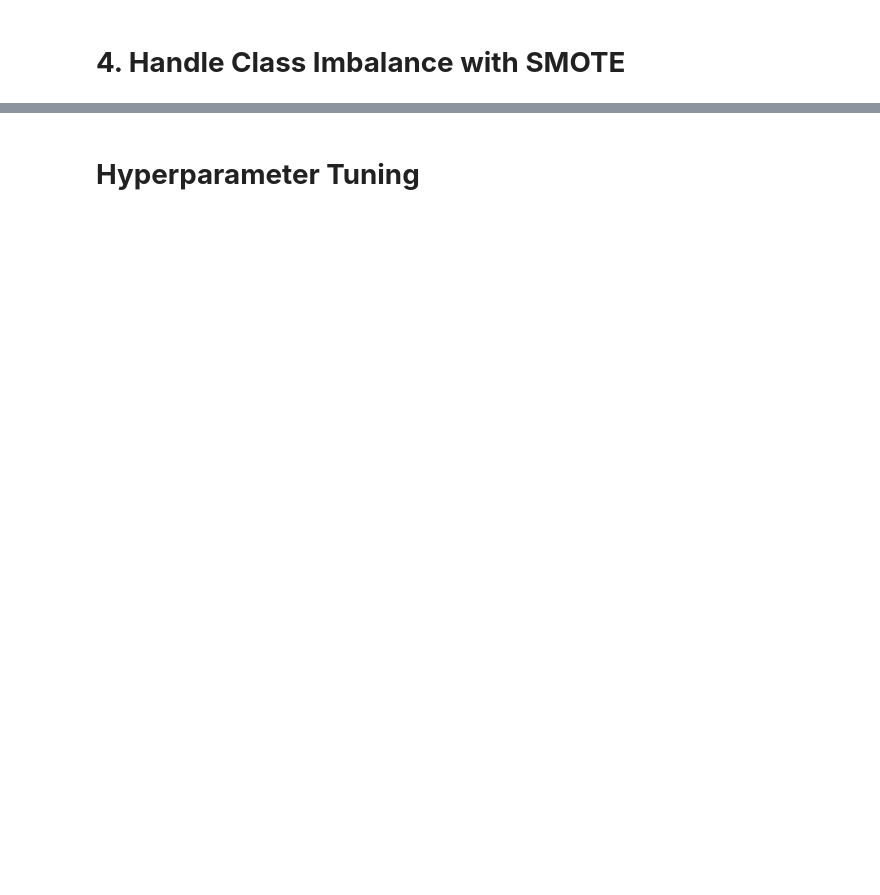
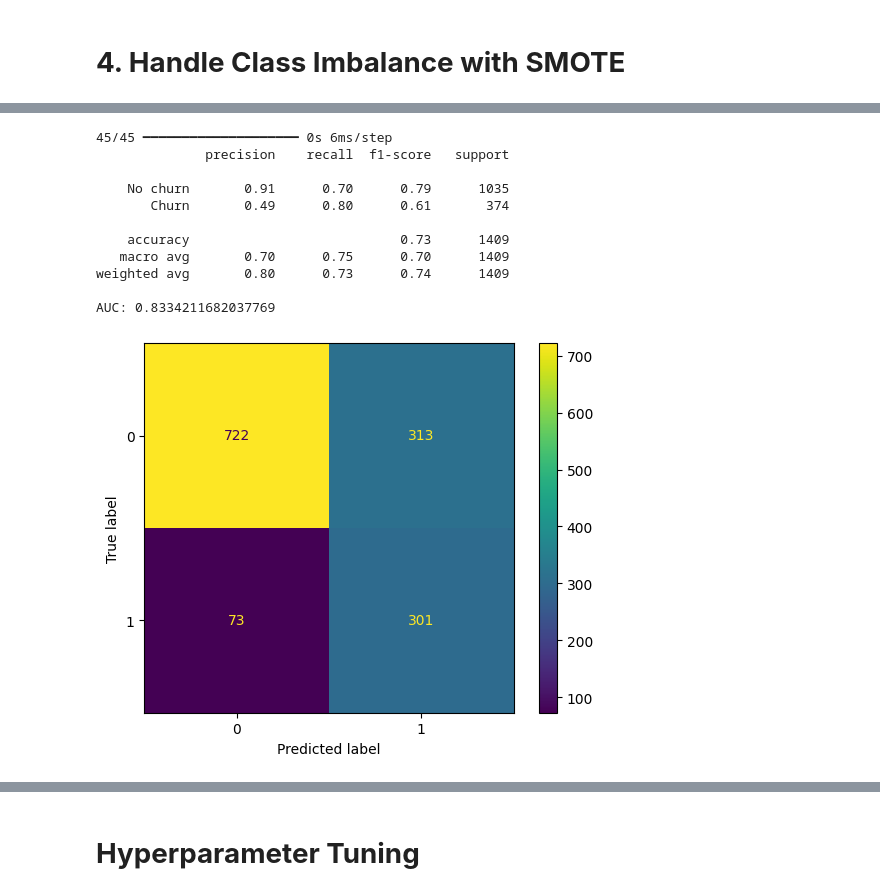
Before and after one commit to SeyedRumaiz/customer-telco-churn, a Jupyter notebook: notebooks/02_Neural_Network.ipynb, the cells around one changed output, grey strips where cells are left out. Drawn from its saved outputs; the diff is of its cells as text; code cells hidden in the pictures; blank space fills up the shorter version.

```diff
--- a/notebooks/02_Neural_Network.ipynb
+++ b/notebooks/02_Neural_Network.ipynb
@@ -451,0 +473,15 @@ param_grid = {
+# %%
+evaluate_nn(neural_network, X_test_selected, y_test, threshold=0.4)
+# %% [output]
+45/45 ━━━━━━━━━━━━━━━━━━━━ 0s 6ms/step
+              precision    recall  f1-score   support
+
+    No churn       0.91      0.70      0.79      1035
+       Churn       0.49      0.80      0.61       374
+
+    accuracy                           0.73      1409
+   macro avg       0.70      0.75      0.70      1409
+weighted avg       0.80      0.73      0.74      1409
+
+AUC: 0.8334211682037769
+[figure, added]
```
Also changed, not shown: parts of 77 cells of this notebook.
